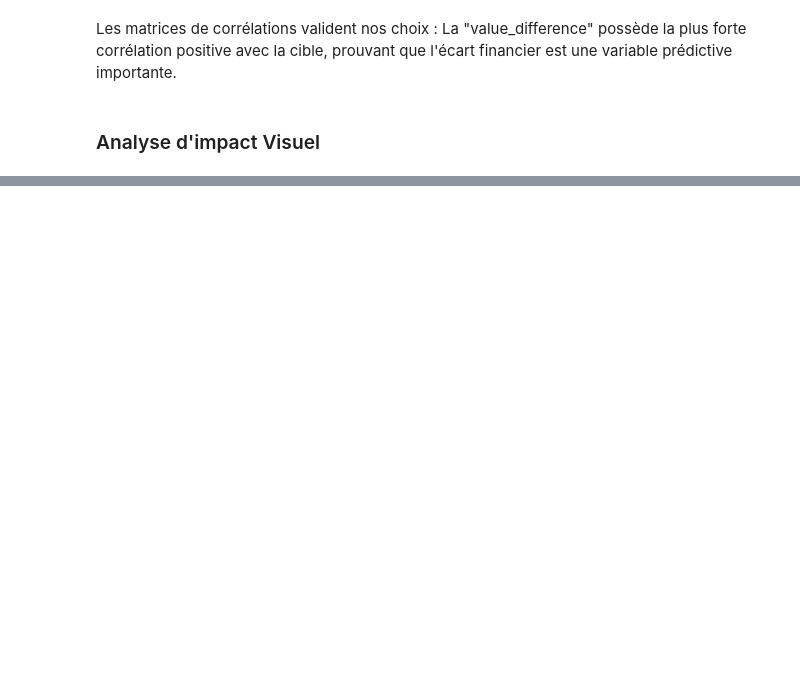
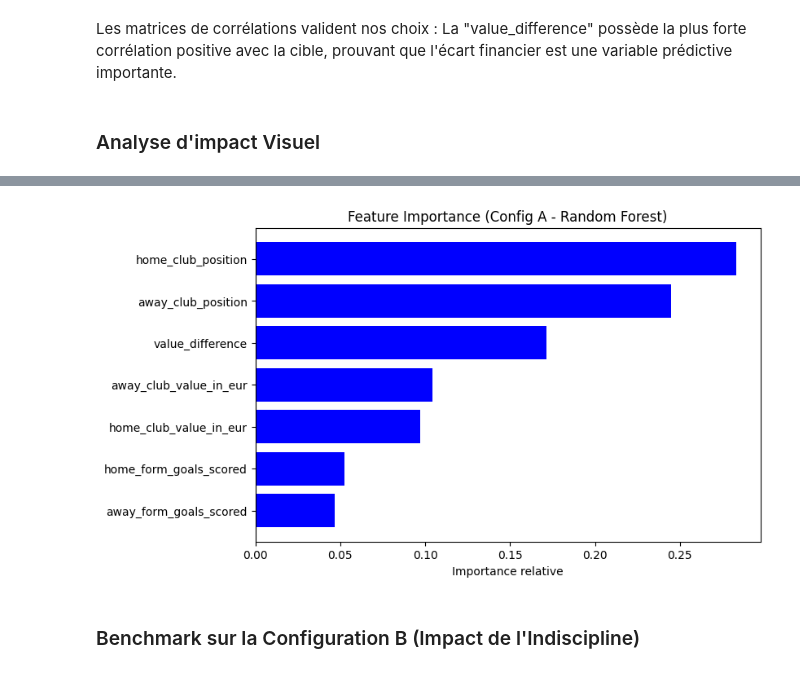
Before and after one commit to massieuxalexandre/Ligue1-Matchs-Predictions, a Jupyter notebook: main.ipynb, the cells around one changed output, grey strips where cells are left out. Saved outputs shown, nothing was run; the diff lists cells and outputs as text; code cells hidden in the pictures; blank space fills up the shorter version.

```diff
--- a/main.ipynb
+++ b/main.ipynb
@@ -185,0 +220,28 @@ matchs_2013_2024["away_red_cards_avg"] = matchs_2013_2024["away_red_cards_avg"].
+# %%
+# Toujours s'assurer que le tableau est trié dans le temps
+matchs_2013_2024 = matchs_2013_2024.sort_values("date")
+
+# 1. On attribue les points du match en cours pour l'équipe à Domicile et à l'Extérieur
+matchs_2013_2024["points_a_domicile"] = matchs_2013_2024["results"].map({1: 3, 0: 1, -1: 0})
+matchs_2013_2024["points_a_lexterieur"] = matchs_2013_2024["results"].map({-1: 3, 0: 1, 1: 0})
+
+# 2. Pour l'équipe à Domicile : on additionne les 3 derniers matchs JOUÉS À DOMICILE
+matchs_2013_2024["home_pts_N1"] = matchs_2013_2024.groupby("home_club_id")["points_a_domicile"].shift(1).fillna(0)
+matchs_2013_2024["home_pts_N2"] = matchs_2013_2024.groupby("home_club_id")["points_a_domicile"].shift(2).fillna(0)
+matchs_2013_2024["home_pts_N3"] = matchs_2013_2024.groupby("home_club_id")["points_a_domicile"].shift(3).fillna(0)
+
+matchs_2013_2024["home_points_at_home"] = matchs_2013_2024["home_pts_N1"] + matchs_2013_2024["home_pts_N2"] + matchs_2013_2024["home_pts_N3"]
+
+# 3. Pour l'équipe à l'Extérieur : on additionne les 3 derniers matchs JOUÉS À L'EXTÉRIEUR
+matchs_2013_2024["away_pts_N1"] = matchs_2013_2024.groupby("away_club_id")["points_a_lexterieur"].shift(1).fillna(0)
+matchs_2013_2024["away_pts_N2"] = matchs_2013_2024.groupby("away_club_id")["points_a_lexterieur"].shift(2).fillna(0)
+matchs_2013_2024["away_pts_N3"] = matchs_2013_2024.groupby("away_club_id")["points_a_lexterieur"].shift(3).fillna(0)
+
+matchs_2013_2024["away_points_away"] = matchs_2013_2024["away_pts_N1"] + matchs_2013_2024["away_pts_N2"] + matchs_2013_2024["away_pts_N3"]
+
+# 4. On supprime les colonnes de calcul pour garder un tableau propre
+matchs_2013_2024 = matchs_2013_2024.drop(columns=[
+    "points_a_domicile", "points_a_lexterieur",
+    "home_pts_N1", "home_pts_N2", "home_pts_N3",
+    "away_pts_N1", "away_pts_N2", "away_pts_N3"
+])
@@ -654,0 +507,16 @@ On note également que l'ajout des cartons rouges (Config B) aide particulièrem
+# %%
+# Analyse de l'importance des variables (Config A)
+importances_A = algo_rf.feature_importances_
+features_A_plot = df_model_A.drop(columns=["results"]).columns
+indices_A = np.argsort(importances_A)
+
+plt.figure(figsize=(8, 5))
+plt.title("Feature Importance (Config A - Random Forest)")
+plt.barh(range(len(indices_A)), importances_A[indices_A], color="b", align="center")
+plt.yticks(range(len(indices_A)), [features_A_plot[i] for i in indices_A])
+plt.xlabel("Importance relative")
+plt.show()
+# %% [output]
+[figure, added]
+# %% [markdown]
+### Benchmark sur la Configuration B (Impact de l'Indiscipline)
```
Also changed, not shown: parts of 44 cells of this notebook, 1 other file.
